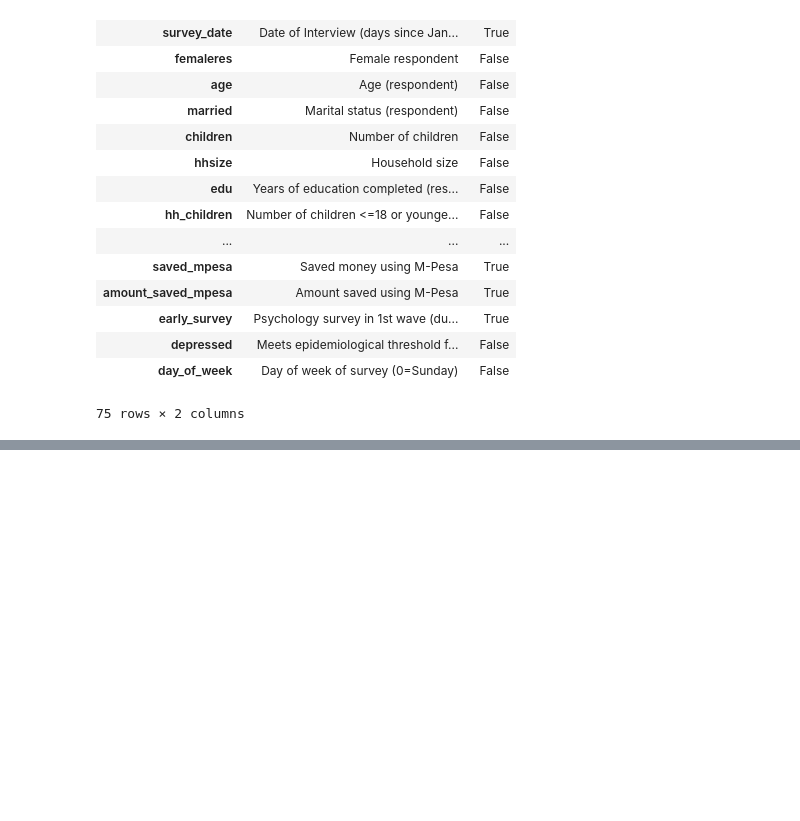
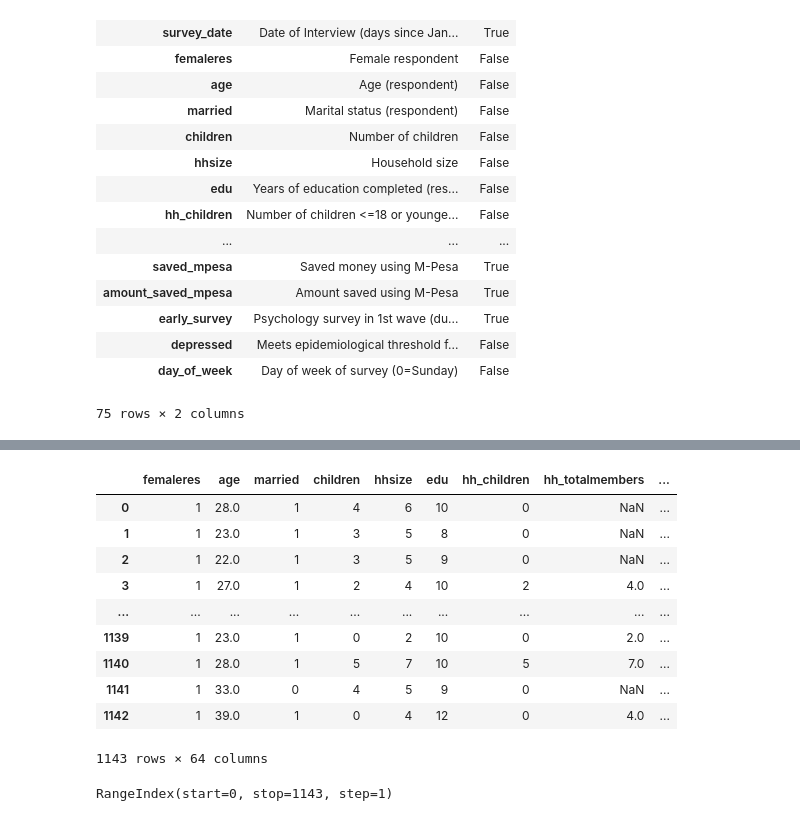
Before and after one commit to leksval/ML-Python-Notebook, a Jupyter notebook: Python Course/PythonCourse4- Pandas.ipynb, the cells around one changed output, grey strips where cells are left out. Drawn from its saved outputs; the diff is of its cells as text; code cells hidden in the pictures; blank space fills up the shorter version.

```diff
--- a/Python Course/PythonCourse4- Pandas.ipynb
+++ b/Python Course/PythonCourse4- Pandas.ipynb
@@ -117,0 +230,23 @@ expl[expl['ignor']]
+# %%
+pd.set_option('display.max_rows', 8)
+# %%
+df
+# %% [output]
+|  | femaleres | age | married | children | hhsize | edu | hh_children | hh_totalmembers | ... |
+| 0 | 1 | 28.0 | 1 | 4 | 6 | 10 | 0 | NaN | ... |
+| 1 | 1 | 23.0 | 1 | 3 | 5 | 8 | 0 | NaN | ... |
+| 2 | 1 | 22.0 | 1 | 3 | 5 | 9 | 0 | NaN | ... |
+| 3 | 1 | 27.0 | 1 | 2 | 4 | 10 | 2 | 4.0 | ... |
+| ... | ... | ... | ... | ... | ... | ... | ... | ... | ... |
+| 1139 | 1 | 23.0 | 1 | 0 | 2 | 10 | 0 | 2.0 | ... |
+| 1140 | 1 | 28.0 | 1 | 5 | 7 | 10 | 5 | 7.0 | ... |
+| 1141 | 1 | 33.0 | 0 | 4 | 5 | 9 | 0 | NaN | ... |
+| 1142 | 1 | 39.0 | 1 | 0 | 4 | 12 | 0 | 4.0 | ... |
+1143 rows × 64 columns
+# %%
+df.index      # wykaz wierszy
+df.coumns     # wykaz kolumn
+df.info()     # podaje info na temat zawartości i rodzaju danych w poszcególnych kolumnach
+df.describe() # podaje statystyczny opis zawartości kolumn
+# %% [output]
+RangeIndex(start=0, stop=1143, step=1)
```
Also changed, not shown: parts of 25 cells of this notebook.
